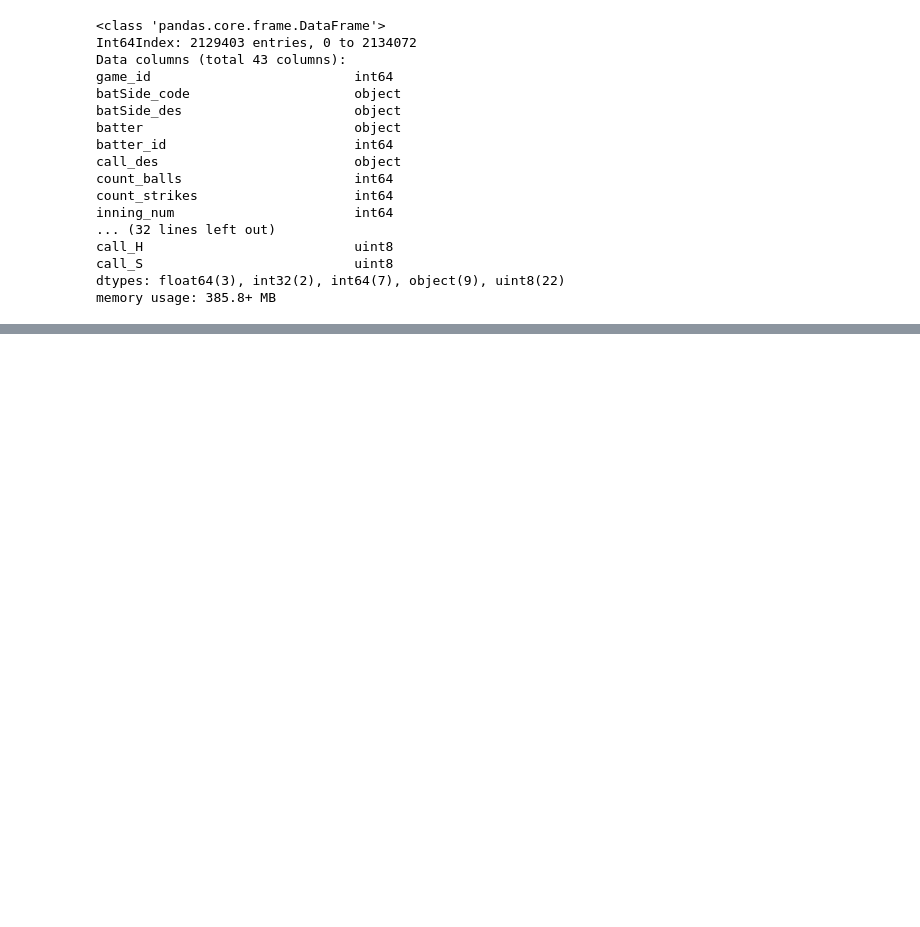
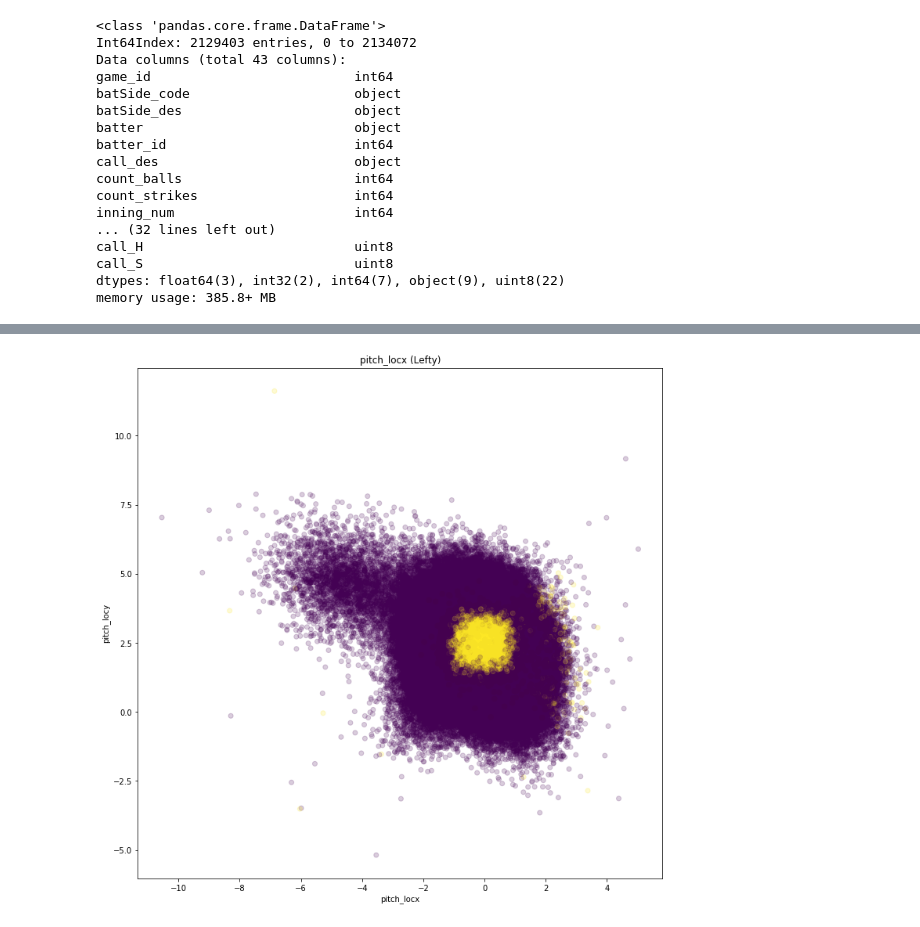
Before and after one commit to curtishiga/Capstone_Project2, a Jupyter notebook: Data_Wrangling/Data_Wrangling.ipynb, the cells around one changed output, grey strips where cells are left out. Cells and saved outputs as stored; diff of their text form; code cells hidden in the pictures; blank space fills up the shorter version.

```diff
--- a/Data_Wrangling/Data_Wrangling.ipynb
+++ b/Data_Wrangling/Data_Wrangling.ipynb
@@ -268,0 +332,17 @@ memory usage: 385.8+ MB
+# %%
+# Filter out left and right handed batters
+batlefty_calls = called_df[called_df['batSide_isRight'] == 0]
+batrighty_calls = called_df[called_df['batSide_isRight'] == 1]
+
+# Filter out negative pitch_locx values
+batlefty_calls_neg = batlefty_calls[batlefty_calls['pitch_locx'] < 0]
+batrighty_calls_neg = batrighty_calls[batrighty_calls['pitch_locx'] < 0]
+# %%
+# Plot negative pitch_locx values for both batlefty_calls
+_ = plt.figure(figsize=(12, 12))
+_ = plt.scatter(batlefty_calls['pitch_locx'], batlefty_calls['pitch_locy'], c = batlefty_calls['call_C'], alpha = 0.2)
+_ = plt.title('pitch_locx (Lefty)')
+_ = plt.xlabel('pitch_locx')
+_ = plt.ylabel('pitch_locy')
+# %% [output]
+[figure, added]
```
Also changed, not shown: parts of 32 cells of this notebook, 1 other file.
